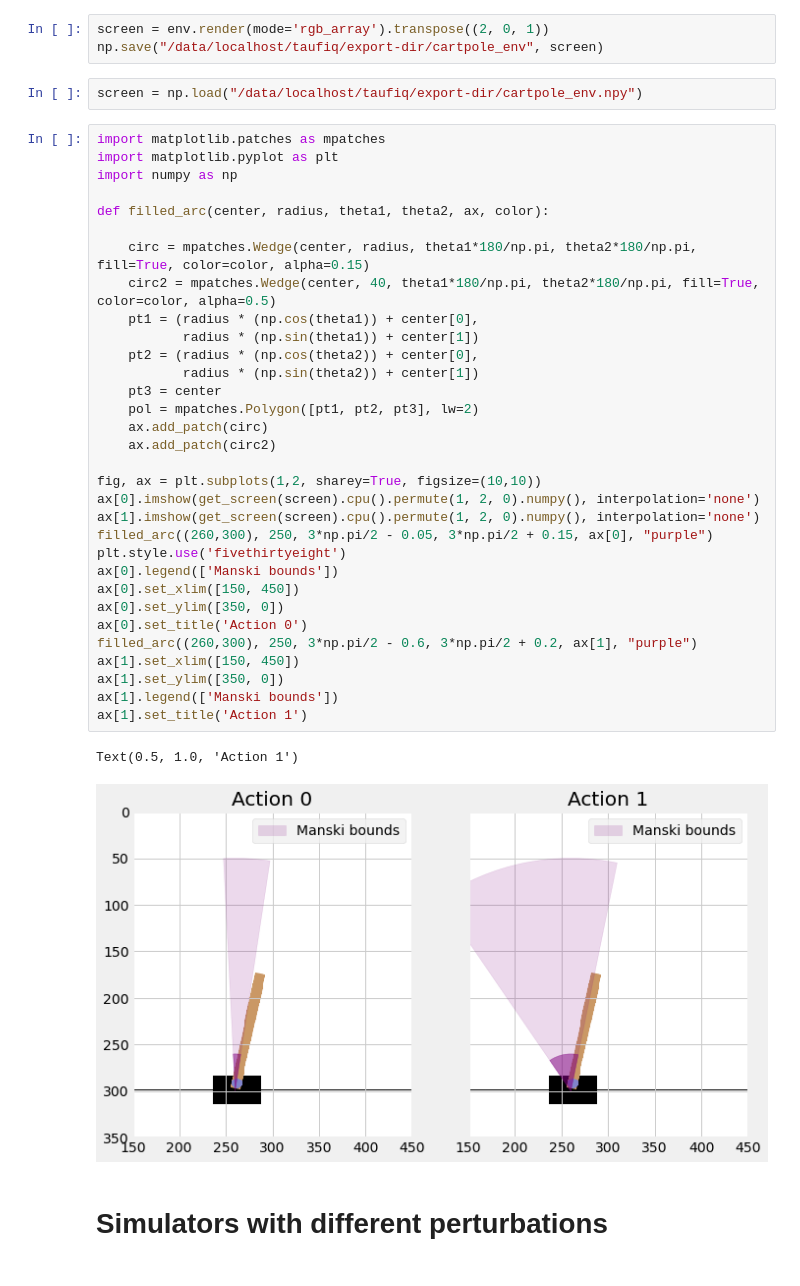
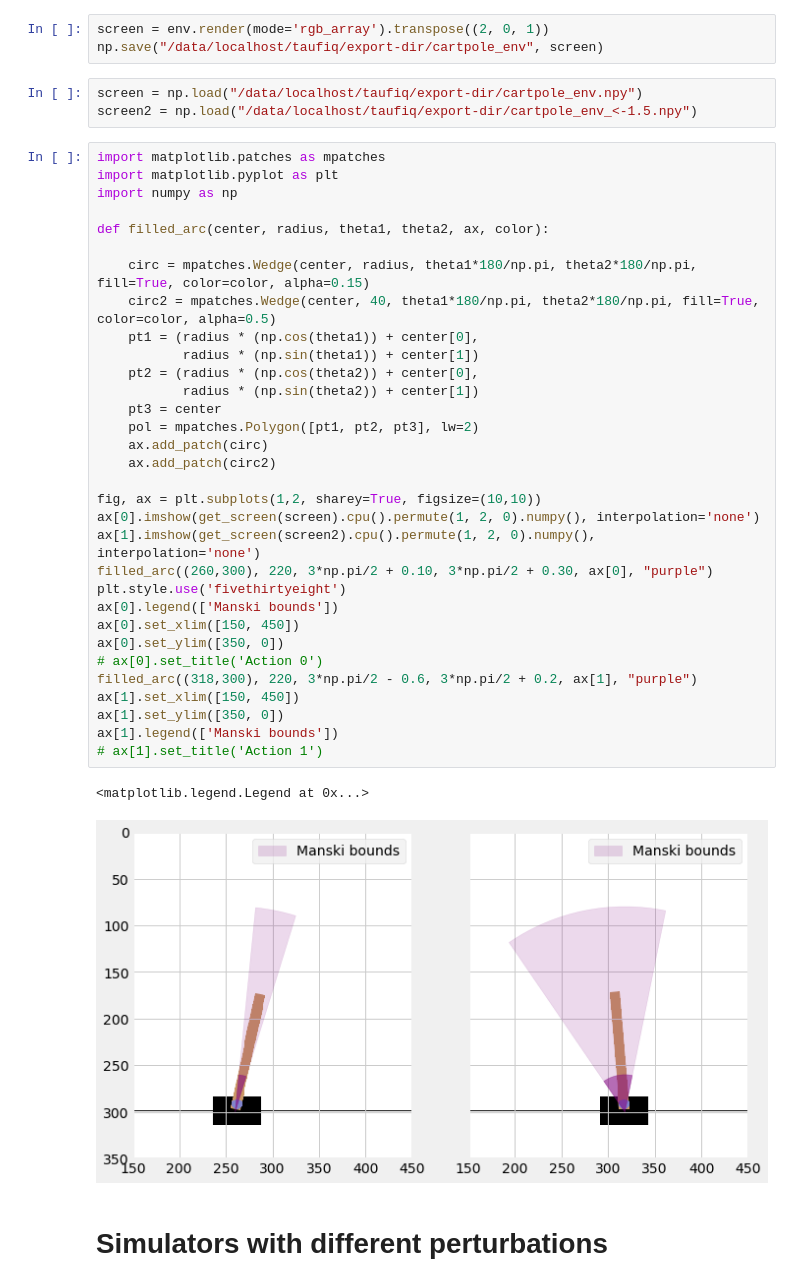
Before and after one commit to faaizT/CausalTwinAssessment, a Jupyter notebook: Cartpole Simulator (Updated).ipynb, the cells around one changed output. Saved outputs shown, nothing was run; the diff lists cells and outputs as text.

Commit message:
Added plots for Cartpole simulator

```diff
--- a/Cartpole Simulator (Updated).ipynb
+++ b/Cartpole Simulator (Updated).ipynb
@@ -1142,41 +1142,42 @@ screen = env.render(mode='rgb_array').transpose((2, 0, 1))
 np.save("/data/localhost/taufiq/export-dir/cartpole_env", screen)
 # %%
 screen = np.load("/data/localhost/taufiq/export-dir/cartpole_env.npy")
+screen2 = np.load("/data/localhost/taufiq/export-dir/cartpole_env_<-1.5.npy")
 # %%
 import matplotlib.patches as mpatches
 import matplotlib.pyplot as plt
 import numpy as np
 
 def filled_arc(center, radius, theta1, theta2, ax, color):
 
     circ = mpatches.Wedge(center, radius, theta1*180/np.pi, theta2*180/np.pi, fill=True, color=color, alpha=0.15)
     circ2 = mpatches.Wedge(center, 40, theta1*180/np.pi, theta2*180/np.pi, fill=True, color=color, alpha=0.5)
     pt1 = (radius * (np.cos(theta1)) + center[0],
            radius * (np.sin(theta1)) + center[1])
     pt2 = (radius * (np.cos(theta2)) + center[0],
            radius * (np.sin(theta2)) + center[1])
     pt3 = center
     pol = mpatches.Polygon([pt1, pt2, pt3], lw=2)
     ax.add_patch(circ)
     ax.add_patch(circ2)
 
 fig, ax = plt.subplots(1,2, sharey=True, figsize=(10,10))
 ax[0].imshow(get_screen(screen).cpu().permute(1, 2, 0).numpy(), interpolation='none')
-ax[1].imshow(get_screen(screen).cpu().permute(1, 2, 0).numpy(), interpolation='none')
-filled_arc((260,300), 250, 3*np.pi/2 - 0.05, 3*np.pi/2 + 0.15, ax[0], "purple")
+ax[1].imshow(get_screen(screen2).cpu().permute(1, 2, 0).numpy(), interpolation='none')
+filled_arc((260,300), 220, 3*np.pi/2 + 0.10, 3*np.pi/2 + 0.30, ax[0], "purple")
 plt.style.use('fivethirtyeight')
 ax[0].legend(['Manski bounds'])
 ax[0].set_xlim([150, 450])
 ax[0].set_ylim([350, 0])
-ax[0].set_title('Action 0')
-filled_arc((260,300), 250, 3*np.pi/2 - 0.6, 3*np.pi/2 + 0.2, ax[1], "purple")
+# ax[0].set_title('Action 0')
+filled_arc((318,300), 220, 3*np.pi/2 - 0.6, 3*np.pi/2 + 0.2, ax[1], "purple")
 ax[1].set_xlim([150, 450])
 ax[1].set_ylim([350, 0])
 ax[1].legend(['Manski bounds'])
-ax[1].set_title('Action 1')
+# ax[1].set_title('Action 1')
 # %% [output]
-Text(0.5, 1.0, 'Action 1')
+<matplotlib.legend.Legend at 0x...>
-[figure, old version]
+[figure, new version]
 # %% [markdown]
 # Simulators with different perturbations
 # %%
```
Also changed, not shown: parts of 3 cells of this notebook.
